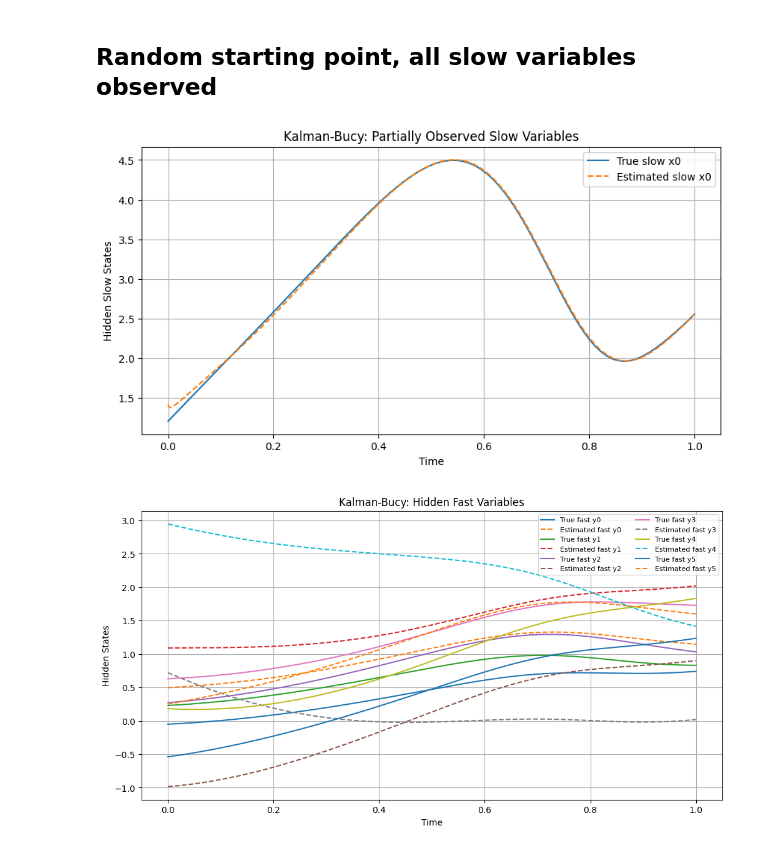
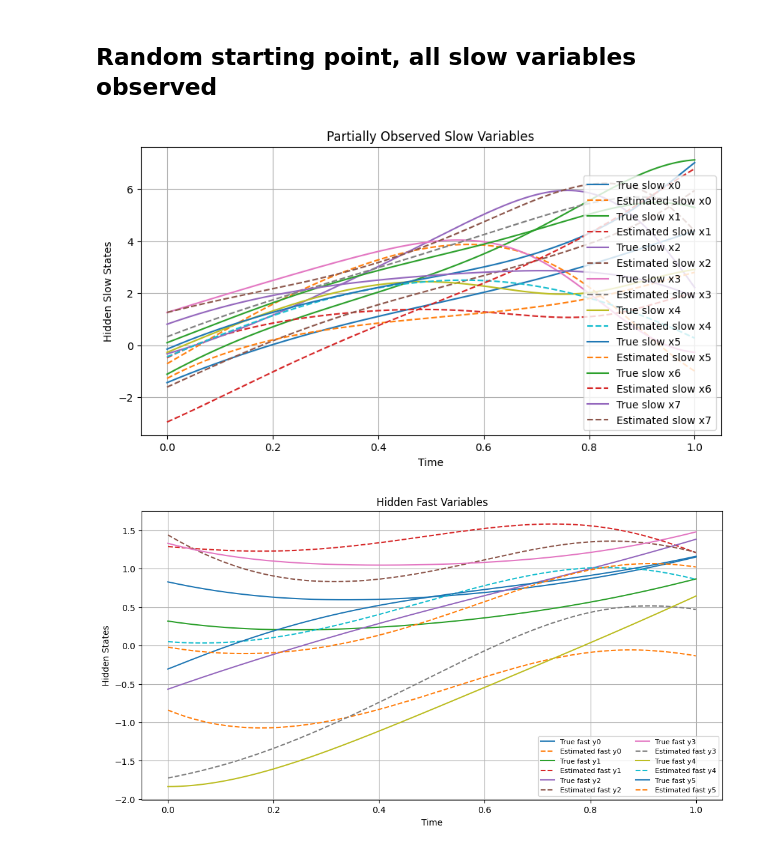
Before and after one commit to lftolman/data_assimilation, a Jupyter notebook: KalmanBucyPractice/Lorenz96KB.ipynb, the cells around one changed output. Drawn from its saved outputs; the diff is of its cells as text; code cells hidden in the pictures.

```diff
--- a/KalmanBucyPractice/Lorenz96KB.ipynb
+++ b/KalmanBucyPractice/Lorenz96KB.ipynb
@@ -103,6 +103,7 @@ def lorenz96_multiscale(u, v, dt, hc, hv, eps, F = 8):
 
     return u + dt*du, v + dt*dv
 # %%
+
 N = 8
 J = 32
 F = 8
@@ -125,10 +126,9 @@ for i in range(1,n):
     X_traj[i], Y_traj[i] = lorenz96_multiscale(X_traj[i-1], Y_traj[i-1],dt,hc,hv,eps,F)
 
 
-unobs_id = np.arange(0,N,2)  # choose which slow variables to hide
-obs_idx = np.setdiff1d(np.arange(N),unobs_id)  # other slow variables are observed
-hid_idx = np.arange(N*J)  # hide fast variables
-
+obs_idx = np.arange(N,2)  # choose observed slow variables
+unobs_id = np.setdiff1d(np.arange(N),obs_idx)  # other slow variables are hidden
+hid_idx = np.arange(N*J)  # hide
 
 uI_obs = X_traj[:, obs_idx] # observed
 uII_0 = np.concatenate((X_traj[0,unobs_id],Y_traj[0].flatten()))   # hidden
@@ -356,37 +356,37 @@ t_vals = results['t']
 
 y_traj = Y_traj.reshape(n,N*J).T
 
 
 # plot unobserved slow variables
 plt.figure(figsize=(10,5))
 for i, idx in enumerate(unobs_id):
     plt.plot(t_vals, X_traj[:, idx], label=f'True slow x{idx}')
     plt.plot(t_vals, uII_est[i], '--', label=f'Estimated slow x{idx}')
 plt.xlabel("Time")
 plt.ylabel("Hidden Slow States")
 plt.legend()
-plt.title("Kalman-Bucy: Partially Observed Slow Variables")
+plt.title("Partially Observed Slow Variables")
 plt.grid()
 plt.show()
 
 plt.figure(figsize=(12,6))
 
 # plot first few fast variables
 num_fast_to_plot = 6
 fast_start_idx = len(unobs_id)
 for i in range(num_fast_to_plot):
     plt.plot(t_vals, Y_traj[:, i//J, i%J], label=f'True fast y{i}')
     plt.plot(t_vals, uII_est[fast_start_idx + i], '--', label=f'Estimated fast y{i}')
 
 plt.xlabel("Time")
 plt.ylabel("Hidden States")
-plt.title("Kalman-Bucy: Hidden Fast Variables")
+plt.title("Hidden Fast Variables")
 plt.legend(ncol=2, fontsize=8)
 plt.grid()
 plt.show()
 # %% [output]
-[figure, old version]
+[figure, new version]
-[figure, old version]
+[figure, new version]
 # %%
 # plot first few fast variables
 num_fast_to_plot = 6
```
Also changed, not shown: parts of 4 cells of this notebook, 27 other files.
